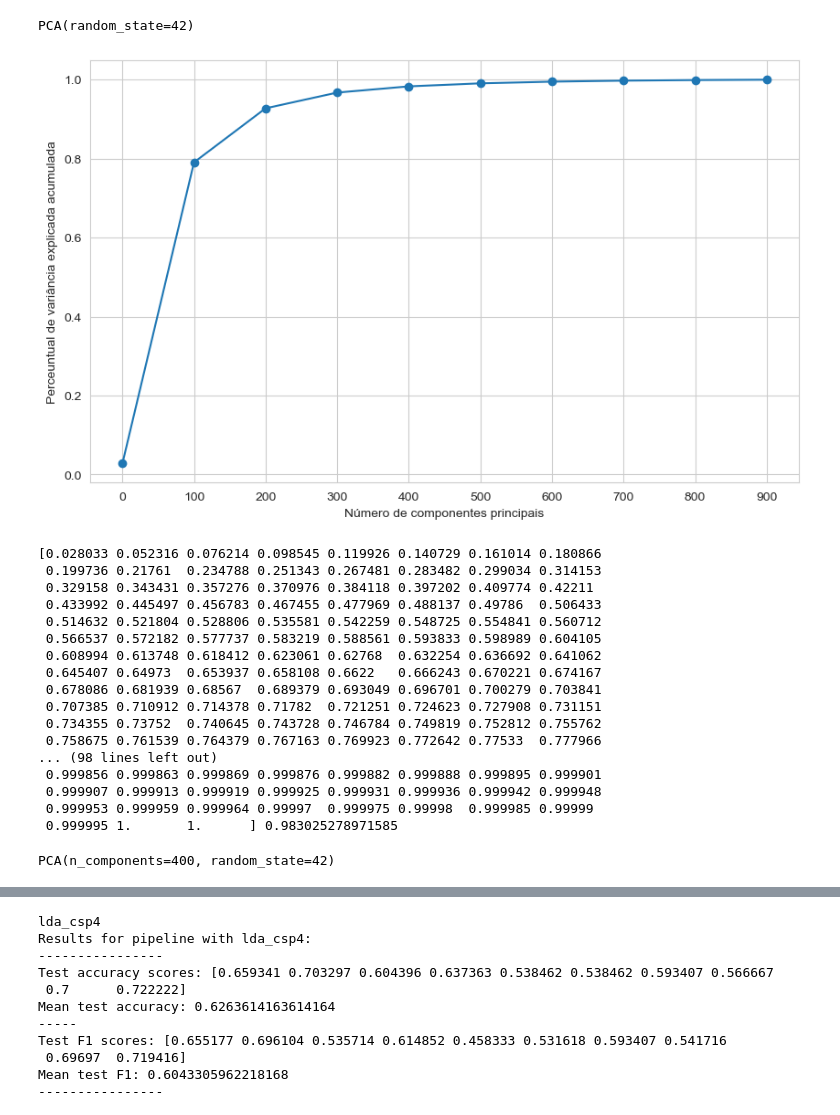
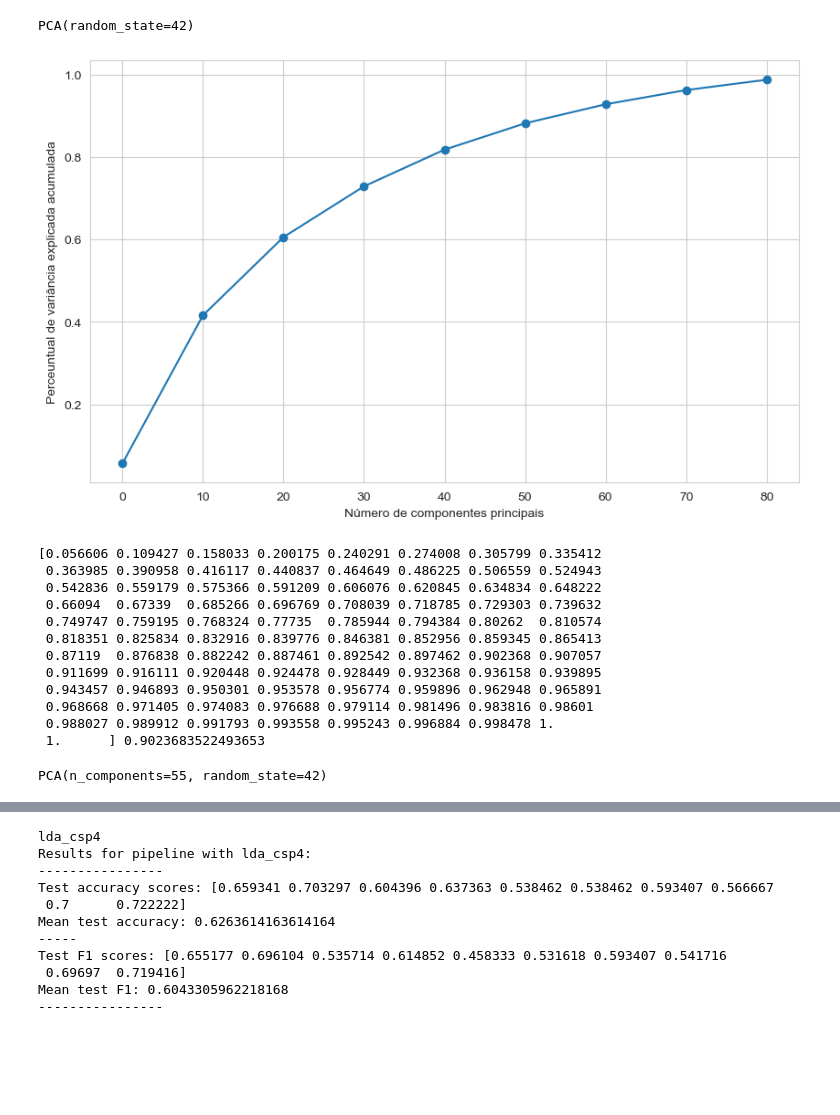
Before and after one commit to MasterExecuson/Data_Science, a Jupyter notebook: code/novos modelos e tratamentos de dados/TCC - epochs processing - 2b.ipynb, the cells around one changed output, grey strips where cells are left out. Cells and saved outputs as stored; diff of their text form; code cells hidden in the pictures; blank space fills up the shorter version.

```diff
--- a/code/novos modelos e tratamentos de dados/TCC - epochs processing - 2b.ipynb
+++ b/code/novos modelos e tratamentos de dados/TCC - epochs processing - 2b.ipynb
@@ -398,35 +392,30 @@ PCA(random_state=42)
 # %%
 
 variancia_explicada_acumulada_all = np.cumsum(pca_all.explained_variance_ratio_)
 
 
 fig, ax = plt.subplots(figsize=(10, 6))
-eixo_x = list(range(0, len(variancia_explicada_acumulada_all)+1,100))
-ax.plot(eixo_x, variancia_explicada_acumulada_all[0::100], marker="o")
+eixo_x = list(range(0, len(variancia_explicada_acumulada_all)+1,10))
+ax.plot(eixo_x, variancia_explicada_acumulada_all[0::10], marker="o")
 ax.set_xlabel("Número de componentes principais")
 ax.set_ylabel("Perceuntual de variância explicada acumulada")
 ax.set_xticks(eixo_x)
 plt.show()
-print(variancia_explicada_acumulada_all,variancia_explicada_acumulada_all[400-1])
+print(variancia_explicada_acumulada_all,variancia_explicada_acumulada_all[55-1])
 # %% [output]
-[figure, old version]
+[figure, new version]
-[0.028033 0.052316 0.076214 0.098545 0.119926 0.140729 0.161014 0.180866
- 0.199736 0.21761  0.234788 0.251343 0.267481 0.283482 0.299034 0.314153
- 0.329158 0.343431 0.357276 0.370976 0.384118 0.397202 0.409774 0.42211
- 0.433992 0.445497 0.456783 0.467455 0.477969 0.488137 0.49786  0.506433
- 0.514632 0.521804 0.528806 0.535581 0.542259 0.548725 0.554841 0.560712
- 0.566537 0.572182 0.577737 0.583219 0.588561 0.593833 0.598989 0.604105
- 0.608994 0.613748 0.618412 0.623061 0.62768  0.632254 0.636692 0.641062
- 0.645407 0.64973  0.653937 0.658108 0.6622   0.666243 0.670221 0.674167
- 0.678086 0.681939 0.68567  0.689379 0.693049 0.696701 0.700279 0.703841
- 0.707385 0.710912 0.714378 0.71782  0.721251 0.724623 0.727908 0.731151
- 0.734355 0.73752  0.740645 0.743728 0.746784 0.749819 0.752812 0.755762
- 0.758675 0.761539 0.764379 0.767163 0.769923 0.772642 0.77533  0.777966
-... (98 lines left out)
- 0.999856 0.999863 0.999869 0.999876 0.999882 0.999888 0.999895 0.999901
- 0.999907 0.999913 0.999919 0.999925 0.999931 0.999936 0.999942 0.999948
- 0.999953 0.999959 0.999964 0.99997  0.999975 0.99998  0.999985 0.99999
- 0.999995 1.       1.      ] 0.983025278971585
+[0.056606 0.109427 0.158033 0.200175 0.240291 0.274008 0.305799 0.335412
+ 0.363985 0.390958 0.416117 0.440837 0.464649 0.486225 0.506559 0.524943
+ 0.542836 0.559179 0.575366 0.591209 0.606076 0.620845 0.634834 0.648222
+ 0.66094  0.67339  0.685266 0.696769 0.708039 0.718785 0.729303 0.739632
+ 0.749747 0.759195 0.768324 0.77735  0.785944 0.794384 0.80262  0.810574
+ 0.818351 0.825834 0.832916 0.839776 0.846381 0.852956 0.859345 0.865413
+ 0.87119  0.876838 0.882242 0.887461 0.892542 0.897462 0.902368 0.907057
+ 0.911699 0.916111 0.920448 0.924478 0.928449 0.932368 0.936158 0.939895
+ 0.943457 0.946893 0.950301 0.953578 0.956774 0.959896 0.962948 0.965891
+ 0.968668 0.971405 0.974083 0.976688 0.979114 0.981496 0.983816 0.98601
+ 0.988027 0.989912 0.991793 0.993558 0.995243 0.996884 0.998478 1.
+ 1.      ] 0.9023683522493653
 # %%
 del pca_all
 del pca_data
@@ -446,10 +435,10 @@ pca16_data = PCA(random_state=42,n_components=8)
 for event in X_train:
     pca16_data.fit(event)
 # %%
-pca900_all = PCA(random_state=42,n_components=400)
+pca900_all = PCA(random_state=42,n_components=55)
 pca900_all.fit(concat_X_train)
 # %% [output]
-PCA(n_components=400, random_state=42)
+PCA(n_components=55, random_state=42)
 # %%
 X_train.shape
 # %% [output]
```
Also changed, not shown: parts of 25 cells of this notebook, 1 other file.
